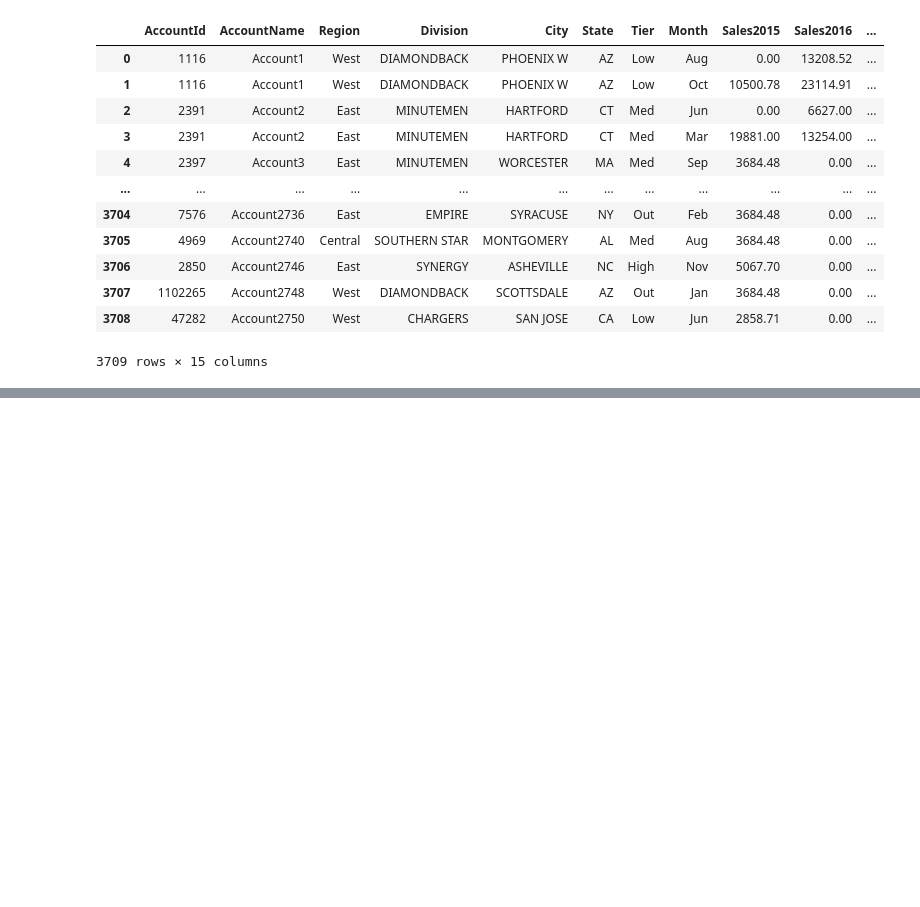
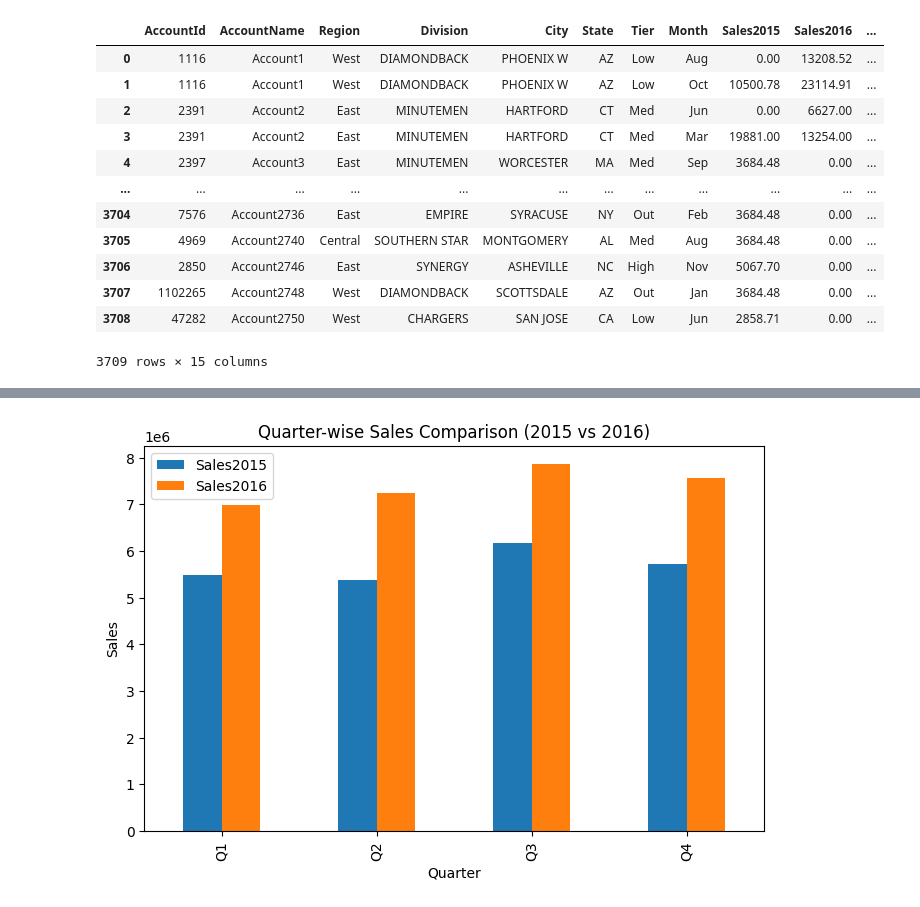
Before and after one commit to Adi46878/Pharma-Sales-Data-Analysis-Visualization, a Jupyter notebook: Data_visualization.ipynb, the cells around one changed output, grey strips where cells are left out. Saved outputs shown, nothing was run; the diff lists cells and outputs as text; code cells hidden in the pictures; blank space fills up the shorter version.

Commit message:
Perform EDA: regional, quarterly, and segment-wise sales analysis with visualizations

```diff
--- a/Data_visualization.ipynb
+++ b/Data_visualization.ipynb
@@ -293,0 +296,2 @@ sales
+# %%
+qtr_sales = sales.groupby('Qtr')[['Sales2015', 'Sales2016']].sum()
@@ -293,0 +307,2 @@ sales
+# %%
+qtr_sales = qtr_sales.reindex(['Q1','Q2','Q3','Q4'])
@@ -293,0 +318,11 @@ sales
+# %%
+qtr_sales.plot(kind='bar', figsize = (8,5))
+
+plt.title("Quarter-wise Sales Comparison (2015 vs 2016)")
+plt.xlabel("Quarter")
+plt.ylabel("Sales")
+
+
+plt.show()
+# %% [output]
+[figure, added]
```
Also changed, not shown: parts of 3 cells of this notebook.
